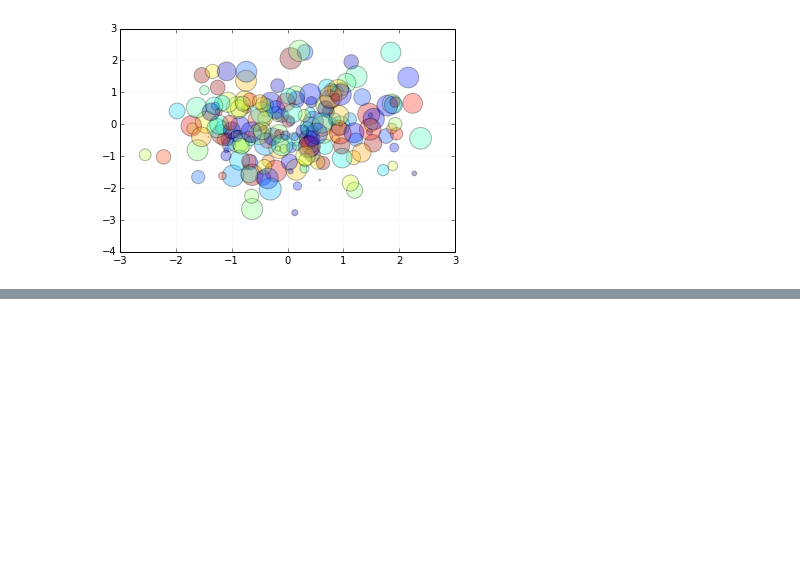
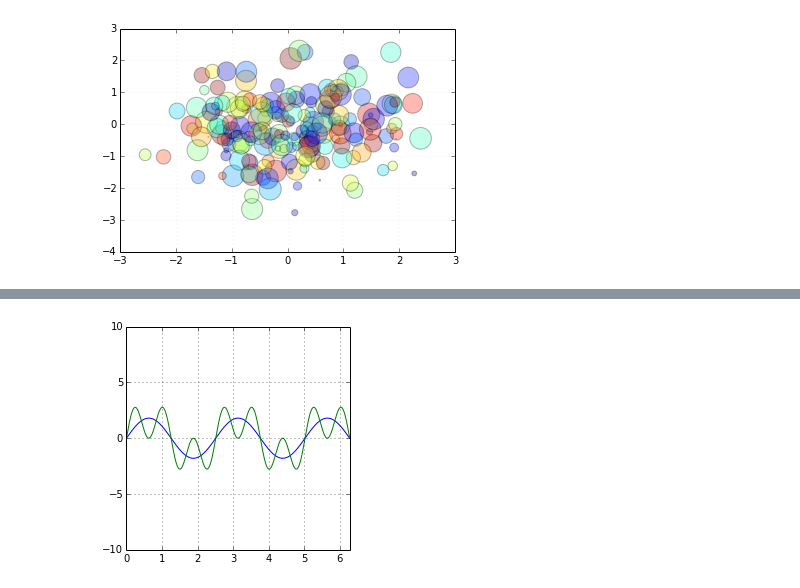
Before and after one commit to znlevine/PHYS202-S14, a Jupyter notebook: WidgetTour.ipynb, the cells around one changed output, grey strips where cells are left out. Saved outputs shown, nothing was run; the diff lists cells and outputs as text; code cells hidden in the pictures; blank space fills up the shorter version.

```diff
--- a/WidgetTour.ipynb
+++ b/WidgetTour.ipynb
@@ -83,0 +254,15 @@ AttributeError: 'module' object has no attribute 'MousePosition'
+# %%
+def sin_plot(A=5.0,fl=5.0,f2=10.):
+    x=np.linspace(0,2*np.pi,1000)
+    y=A*np.sin(fl*x)
+
+    y2=A*(np.sin(fl*x)+np.sin(f2*x))
+    plt.plot(x,y,x,y2)
+    plt.xlim(0.,2.*np.pi)
+    plt.ylim(-10.,10.)
+    plt.grid()
+    plt.show()
+
+v3=interact(sin_plot,A=(0.,10.),fl=(1.0,10.0),f2=(1.0,10.0))
+# %% [output]
+[figure, added]
```
Also changed, not shown: parts of 14 cells of this notebook, 3 other files.
